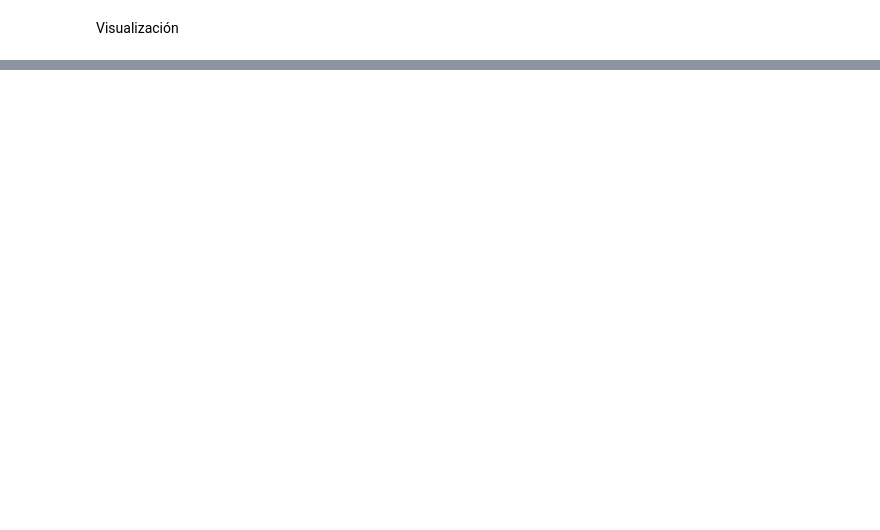
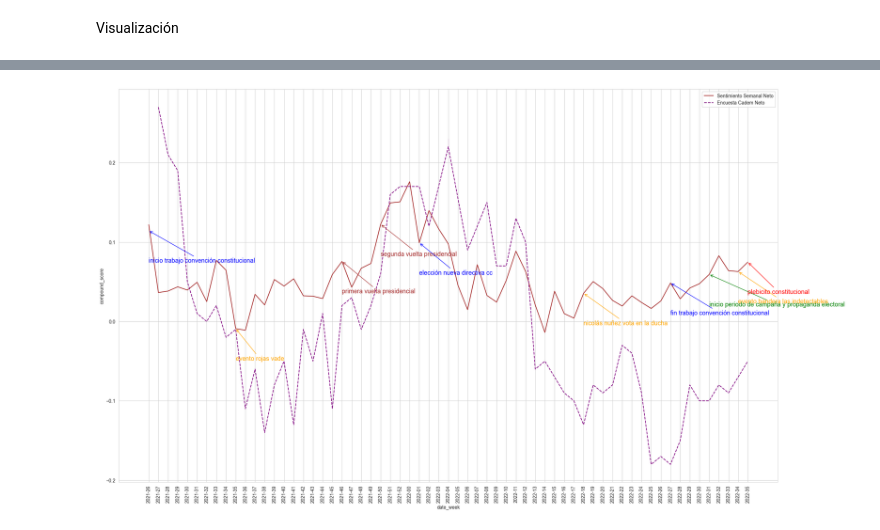
Before and after one commit to aquinteros/cc_sentiment_analysis, a Jupyter notebook: SA_vaderSentiment.ipynb, the cells around one changed output, grey strips where cells are left out. Drawn from its saved outputs; the diff is of its cells as text; code cells hidden in the pictures; blank space fills up the shorter version.

Commit message:
complemento analisis con encuestas

```diff
--- a/SA_vaderSentiment.ipynb
+++ b/SA_vaderSentiment.ipynb
@@ -119,2 +285,4 @@ tweets[['date_day','rawContent','negativity_score', 'neutrality_score', 'positiv
 # %% [markdown]
 Visualización
+# %%
+tweets = tweets[tweets['date_day'] >= '2019-11-15']
@@ -120,0 +430,14 @@ Visualización
+# %%
+
+encuesta_salida = p_sal_enc[['Fechai', 'Fechaf', 'Apruebo', 'Rechazo', 'NS/NR', 'Encuestadora']]
+# encuesta_salida = encuesta_salida[encuesta_salida['Encuestadora'].isin(['Activa', 'Cadem'])]
+encuesta_salida = encuesta_salida[encuesta_salida['Encuestadora'].isin(['Cadem'])]
+
+encuesta_salida = pd.concat([encuesta_salida, nuevos_datos_cadem], ignore_index=True)
+
+encuesta_salida['week'] = encuesta_salida['Fechaf'].dt.strftime('%Y-%W')
+encuesta_salida['Apruebo'] = encuesta_salida['Apruebo'].astype('float')
+encuesta_salida['Rechazo'] = encuesta_salida['Rechazo'].astype('float')
+encuesta_salida['Neto'] = (encuesta_salida['Apruebo'] - encuesta_salida['Rechazo']) / 100
+
+encuesta_salida.head()
@@ -121,2 +451,25 @@ Visualización
+# %%
+# plot sentimiento semanal
+
+fecha_inicio = '2021-07-04'
+
+avg_week = tweets[tweets['date_day'] >= fecha_inicio][['date_week', 'compound_score','negativity_score','positivity_score']].groupby('date_week').mean()
+
+fig, ax = plt.subplots(figsize=(25, 15))
+sns.lineplot(x=avg_week.index, y='compound_score', data=avg_week, ax=ax, color='brown', label='Sentimiento Semanal Neto')
+# sns.lineplot(x=avg_week.index, y='negativity_score', data=avg_week, ax=ax, color='red')
+# sns.lineplot(x=avg_week.index, y='positivity_score', data=avg_week, ax=ax, color='green')
+# sns.lineplot(x='week', y='Neto', data=encuesta_entrada, ax=ax, hue='Encuestadora', palette=['purple', 'green'], linestyle='--')
+sns.lineplot(x='week', y='Neto', data=encuesta_salida[encuesta_salida['Fechaf'] >= fecha_inicio], ax=ax, color='purple', linestyle='--', label='Encuesta Cadem Neto')
+
+# agregar annotations
+for i, row in fechas_relevantes[fechas_relevantes['fecha'] >= fecha_inicio].iterrows():
+	ax.annotate(row.evento, xy=(row.week, row.compound_score), xytext=(row.week, row.compound_score - 0.04), rotation = 0, color=row.colores, fontsize=13, arrowprops=dict(color=row.colores, arrowstyle="->"))
+
+ax.set_xticklabels(avg_week.index, rotation=90)
+
+plt.show()
+# %% [output]
+[figure, added]
 # %%
 sns.set_style('whitegrid')
```
Also changed, not shown: parts of 13 cells of this notebook, 2 other files.
